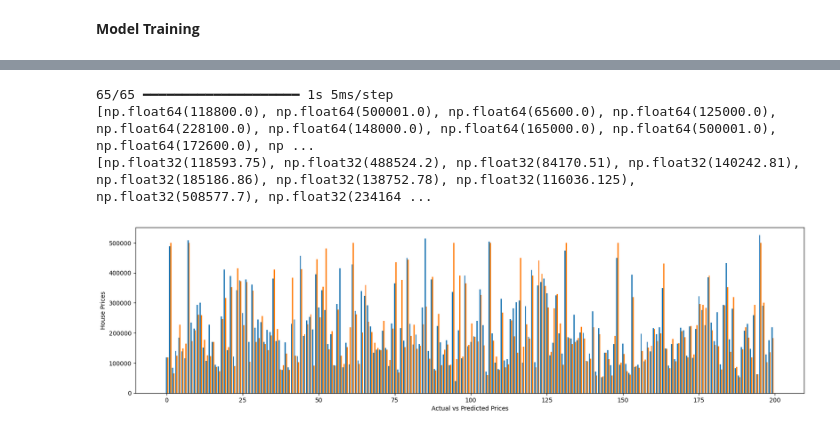
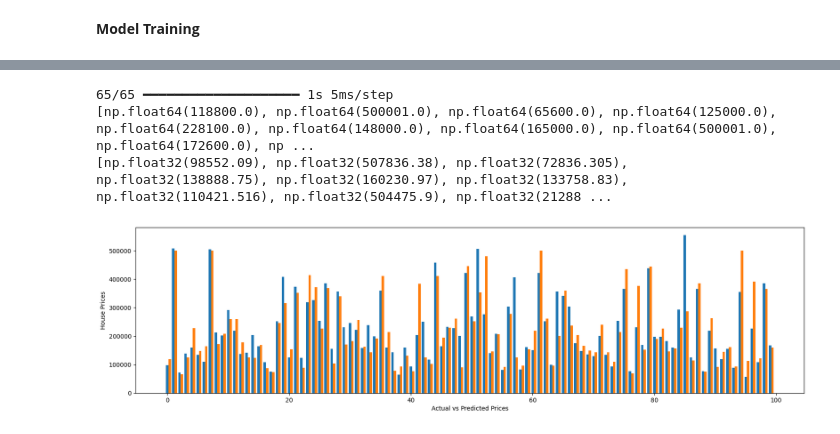
Before and after one commit to ishafayetul/Deep-Learning-for-Computer-Vision-with-Python-and-TensorFlow, a Jupyter notebook: 03. California Housing Prices/model.ipynb, the cells around one changed output, grey strips where cells are left out. Drawn from its saved outputs; the diff is of its cells as text; code cells hidden in the pictures.

```diff
--- a/03. California Housing Prices/model.ipynb
+++ b/03. California Housing Prices/model.ipynb
@@ -144,7 +144,7 @@ model=Sequential([InputLayer(shape=(x_train.shape[1],)),
 # model.summary()
 # tf.keras.utils.plot_model(model,"model.png",True)
 # %%
-model.compile(optimizer=Adam(learning_rate=0.01),
+model.compile(optimizer=Adam(learning_rate=0.001),
               loss=MeanSquaredError(),
               metrics=[RootMeanSquaredError])
 # %% [markdown]
@@ -184,20 +184,20 @@ print(y_pred)
 # %% [output]
 65/65 ━━━━━━━━━━━━━━━━━━━━ 1s 5ms/step
 [np.float64(118800.0), np.float64(500001.0), np.float64(65600.0), np.float64(125000.0), np.float64(228100.0), np.float64(148000.0), np.float64(165000.0), np.float64(500001.0), np.float64(172600.0), np ...
-[np.float32(118593.75), np.float32(488524.2), np.float32(84170.51), np.float32(140242.81), np.float32(185186.86), np.float32(138752.78), np.float32(116036.125), np.float32(508577.7), np.float32(234164 ...
+[np.float32(98552.09), np.float32(507836.38), np.float32(72836.305), np.float32(138888.75), np.float32(160230.97), np.float32(133758.83), np.float32(110421.516), np.float32(504475.9), np.float32(21288 ...
 # %%
-len=200
+len=100
 ind = np.arange(len)
 plt.figure(figsize=(20,5))
 
 width = 0.4
 
 plt.bar(ind, y_pred[0:len], width, label='Predicted House Price')
 plt.bar(ind + width, y_true[0:len], width, label='Actual House Price')
 
 plt.xlabel('Actual vs Predicted Prices')
 plt.ylabel('House Prices')
 
 plt.show()
 # %% [output]
-[figure, old version]
+[figure, new version]
```
Also changed, not shown: parts of 3 cells of this notebook, 1 other file.
